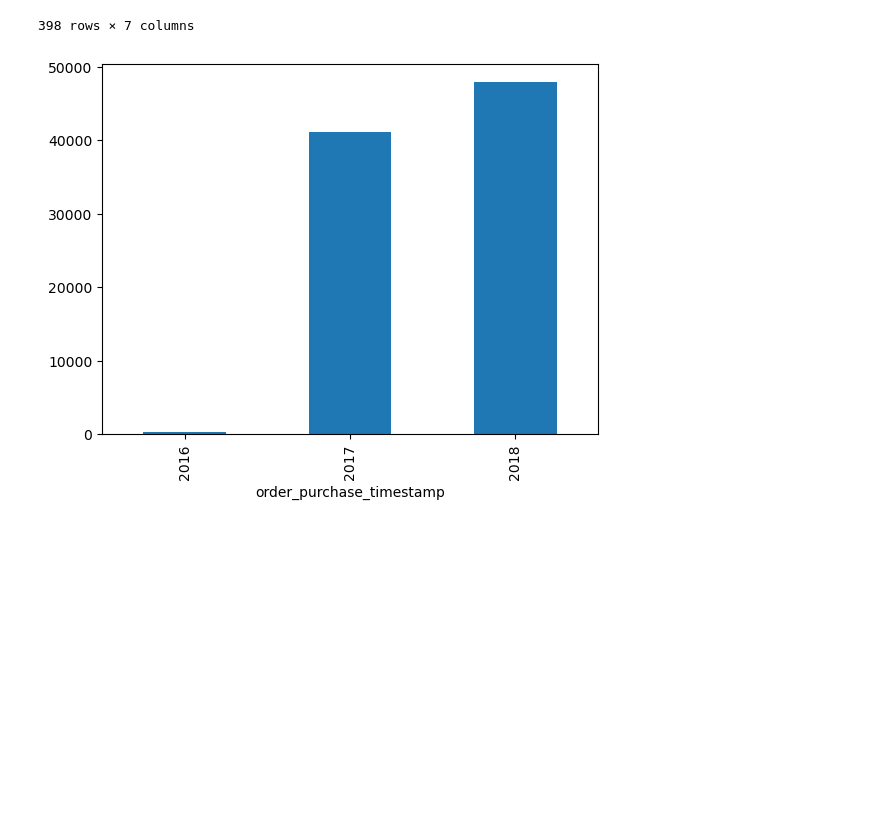
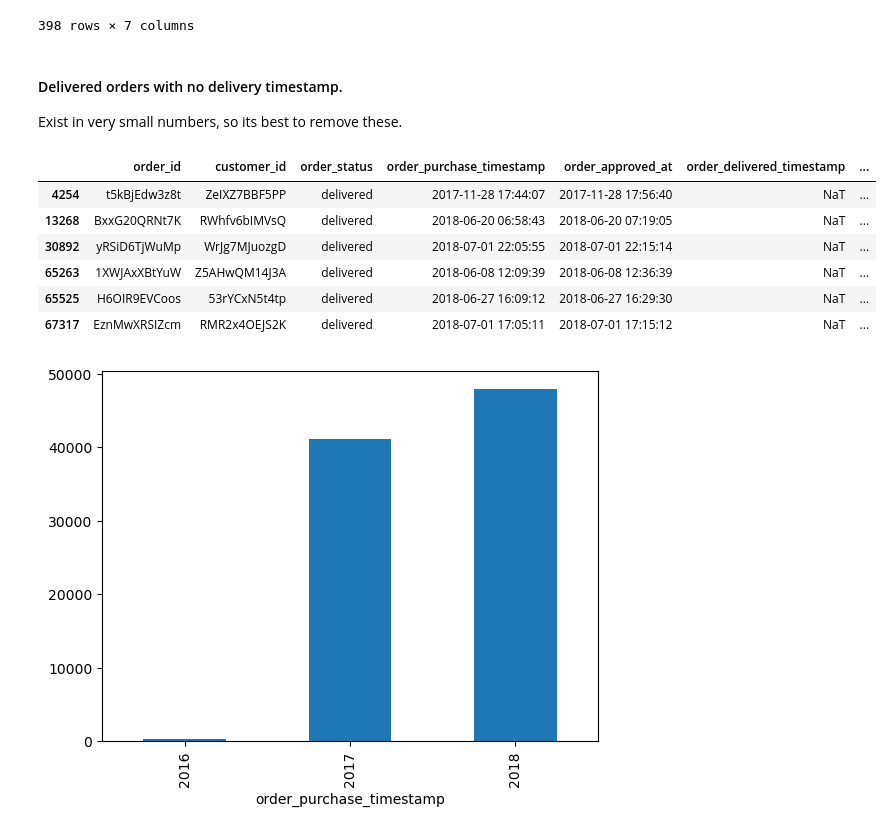
Before and after one commit to JatinY459/ecommerce-data-analysis, a Jupyter notebook: notebooks/02_data_cleaning.ipynb, the cells around one changed output. Drawn from its saved outputs; the diff is of its cells as text; code cells hidden in the pictures; blank space fills up the shorter version.

Commit message:
handled missing values in orders

```diff
--- a/notebooks/02_data_cleaning.ipynb
+++ b/notebooks/02_data_cleaning.ipynb
@@ -127,3 +127,16 @@ orders[(orders['order_status'] == 'canceled') & (orders['order_delivered_timesta
 | 89226 | 0jPFvDPItbRN | Hb5m8q1YZEfv | canceled | 2017-08-02 14:08:18 | 2017-08-02 14:23:13 | NaT | ... |
 | 89262 | rnnNWGgyHsA5 | 6LYRxLvrUzNy | canceled | 2017-12-13 12:55:38 | 2017-12-13 13:11:58 | NaT | ... |
 398 rows × 7 columns
+# %% [markdown]
+#### Delivered orders with no delivery timestamp.
+Exist in very small numbers, so its best to remove these.
+# %%
+orders[(orders['order_status'] == 'delivered') & (orders['order_delivered_timestamp'].isna())]
+# %% [output]
+|  | order_id | customer_id | order_status | order_purchase_timestamp | order_approved_at | order_delivered_timestamp | ... |
+| 4254 | t5kBjEdw3z8t | ZeIXZ7BBF5PP | delivered | 2017-11-28 17:44:07 | 2017-11-28 17:56:40 | NaT | ... |
+| 13268 | BxxG20QRNt7K | RWhfv6bIMVsQ | delivered | 2018-06-20 06:58:43 | 2018-06-20 07:19:05 | NaT | ... |
+| 30892 | yRSiD6TjWuMp | WrJg7MJuozgD | delivered | 2018-07-01 22:05:55 | 2018-07-01 22:15:14 | NaT | ... |
+| 65263 | 1XWJAxXBtYuW | Z5AHwQM14J3A | delivered | 2018-06-08 12:09:39 | 2018-06-08 12:36:39 | NaT | ... |
+| 65525 | H6OIR9EVCoos | 53rYCxN5t4tp | delivered | 2018-06-27 16:09:12 | 2018-06-27 16:29:30 | NaT | ... |
+| 67317 | EznMwXRSIZcm | RMR2x4OEJS2K | delivered | 2018-07-01 17:05:11 | 2018-07-01 17:15:12 | NaT | ... |
```
Also changed, not shown: parts of 1 cell of this notebook.
